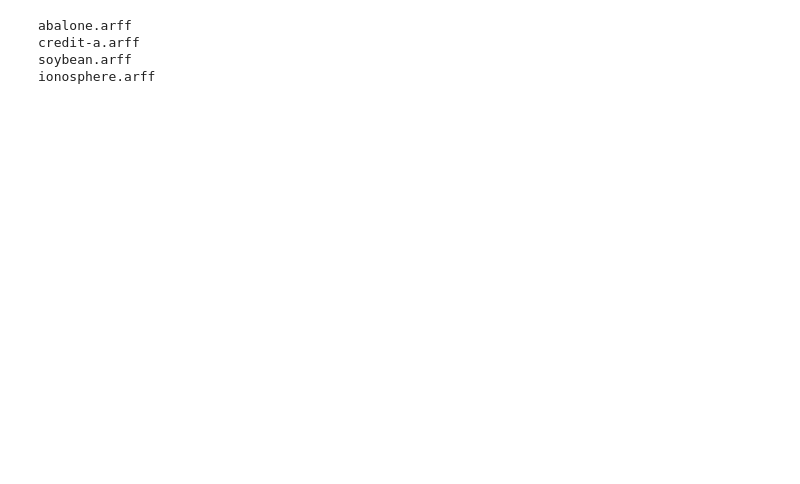
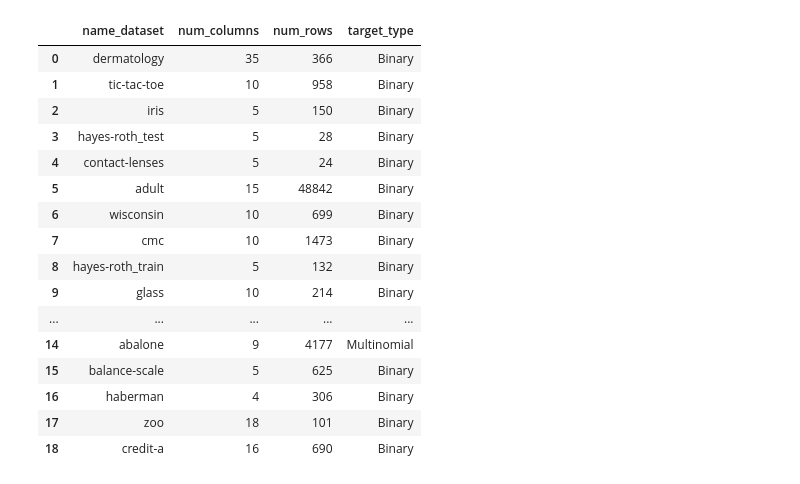
Before and after one commit to emadumitru/RTDM-EMM-G8, a Jupyter notebook: create_features.ipynb, the cells around one changed output. Drawn from its saved outputs; the diff is of its cells as text; code cells hidden in the pictures; blank space fills up the shorter version.

```diff
--- a/create_features.ipynb
+++ b/create_features.ipynb
@@ -1,15 +1,17 @@
 # %%
 from os import listdir
 from os.path import isfile, join
+from pandas.core.common import SettingWithCopyWarning
 import pandas as pd
+import numpy as np
 import sys
 from scipy.io import arff
 import models
 import warnings
 
 warnings.filterwarnings("ignore", category=DeprecationWarning)
+warnings.simplefilter(action="ignore", category=SettingWithCopyWarning)
 
-path = '/Users/davidtigau/Documents/Courses/Research Topics in Data Mining/Assignments/Research Paper/datasets'
-dataset_names = [f for f in listdir(path) if isfile(join(path, f))]
+path = '/home/zeyno/Desktop/Research_Topics/Datasets'
 # %%
 def preprocess_dataset(df):
@@ -24,22 +32,59 @@ target_columns = ["class", "Class", "class", "class", "contact-lenses", "Class",
+# %%
+def target_type(df):
+    df = df.dropna()
+    last = df.columns[-1]
+    target = df[last]
+    diff = target.unique()
+    if len(diff) <= 2:
+        return "Binary"
+    elif len(diff) > 2:
+        return "Multinomial"
+    return 0
 # %%
 def load_datasets(path):
-
-    datasets = []
+    metadata_df = pd.DataFrame()
+    num_cols = []
+    num_rows = []
+    datasets = {}
+    names = [] #only the names of the datasets that are included
+    t_type = []
     dataset_names = [f for f in listdir(path) if isfile(join(path, f)) and f.endswith('.arff')]
     for i in range(len(dataset_names)):
         try:
-            print(dataset_names[i])
             data = arff.loadarff(path+'/'+dataset_names[i])
             df = pd.DataFrame(data[0])
             df = preprocess_dataset(df)
-            datasets.append(df)
+            name_df = dataset_names[i].replace(".arff", "")
+            names.append(name_df)
+            datasets[name_df] = df
+            num_cols.append(df.shape[1])
+            num_rows.append(df.shape[0])
+            t_type.append(target_type(df))
         except:
             pass
-    return datasets
+    metadata_df["name_dataset"] = names
+    metadata_df["num_columns"] = num_cols
+    metadata_df["num_rows"] = num_rows
+    metadata_df["target_type"] = t_type
+    return datasets, metadata_df
 # %%
-datasets = load_datasets(path)
+datasets, metadata_df = load_datasets(path)
+metadata_df
 # %% [output]
-abalone.arff
-credit-a.arff
-soybean.arff
-ionosphere.arff
+|  | name_dataset | num_columns | num_rows | target_type |
+| 0 | dermatology | 35 | 366 | Binary |
+| 1 | tic-tac-toe | 10 | 958 | Binary |
+| 2 | iris | 5 | 150 | Binary |
+| 3 | hayes-roth_test | 5 | 28 | Binary |
+| 4 | contact-lenses | 5 | 24 | Binary |
+| 5 | adult | 15 | 48842 | Binary |
+| 6 | wisconsin | 10 | 699 | Binary |
+| 7 | cmc | 10 | 1473 | Binary |
+| 8 | hayes-roth_train | 5 | 132 | Binary |
+| 9 | glass | 10 | 214 | Binary |
+| ... | ... | ... | ... | ... |
+| 14 | abalone | 9 | 4177 | Multinomial |
+| 15 | balance-scale | 5 | 625 | Binary |
+| 16 | haberman | 4 | 306 | Binary |
+| 17 | zoo | 18 | 101 | Binary |
+| 18 | credit-a | 16 | 690 | Binary |
```
Also changed, not shown: parts of 9 cells of this notebook, 1 other file.
